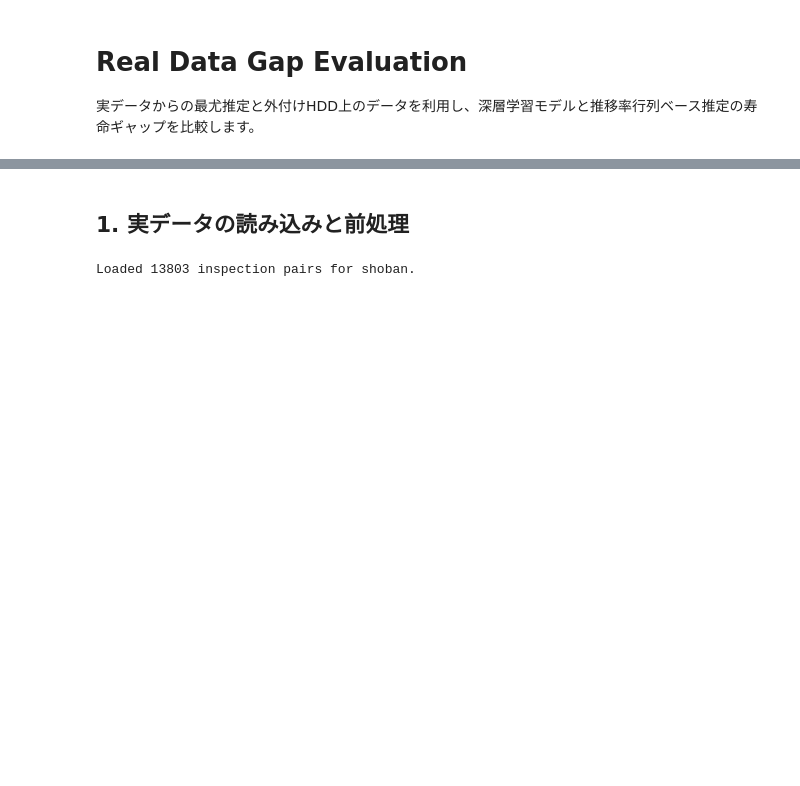
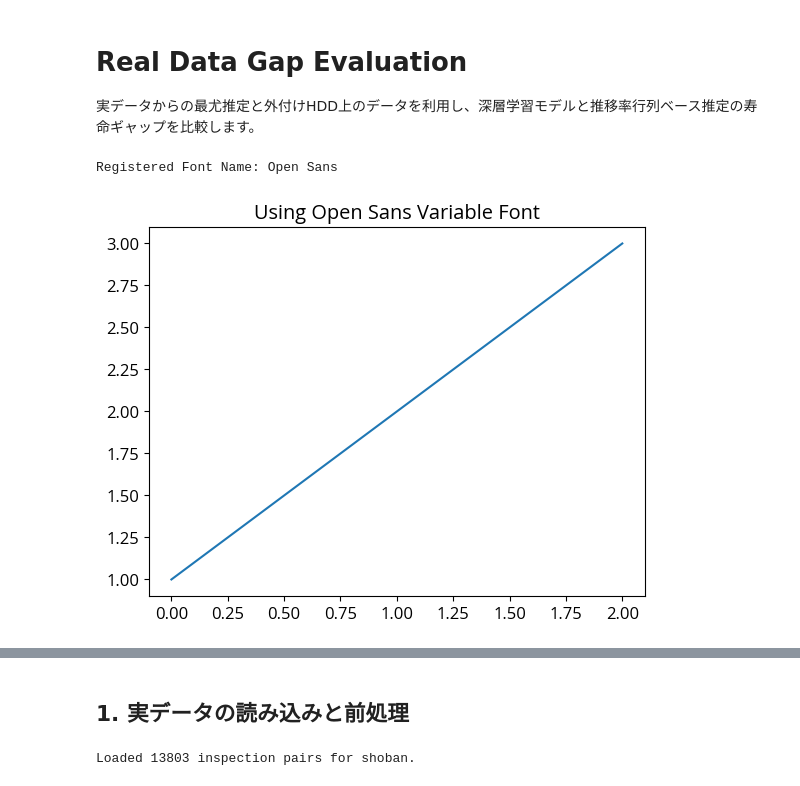
Before and after one commit to natsuki0720/CTMCxDeepSets, a Jupyter notebook: notebooks/real_data_gap_analysis.ipynb, the cells around one changed output, grey strips where cells are left out. Cells and saved outputs as stored; diff of their text form; code cells hidden in the pictures; blank space fills up the shorter version.

```diff
--- a/notebooks/real_data_gap_analysis.ipynb
+++ b/notebooks/real_data_gap_analysis.ipynb
@@ -28,4 +28,29 @@ plt.rcParams["font.size"] = 18
 np.set_printoptions(suppress=True, precision=4)
+# %%
+import matplotlib.pyplot as plt
+import matplotlib.font_manager as fm
+import matplotlib as mpl
+plt.rcParams["font.size"] = 12
+font_path = "/Users/yamashitanatsuki/Library/Fonts/OpenSans-VariableFont_wdth,wght.ttf"
+
+# フォントを Matplotlib に登録
+fm.fontManager.addfont(font_path)
+
+# フォント名取得（登録後の認識名を確認）
+font_prop = fm.FontProperties(fname=font_path)
+font_name = font_prop.get_name()
+print("Registered Font Name:", font_name)
+
+# rcParams に反映
+mpl.rcParams['font.family'] = font_name
+mpl.rcParams['pdf.fonttype'] = 42
+mpl.rcParams['ps.fonttype'] = 42
+plt.plot([1,2,3])
+plt.title("Using Open Sans Variable Font")
+plt.show()
+# %% [output]
+Registered Font Name: Open Sans
+[figure, added]
 # %%
 
 DATA_NAME = "shoban"
```
Also changed, not shown: parts of 9 cells of this notebook, 19 other files.
